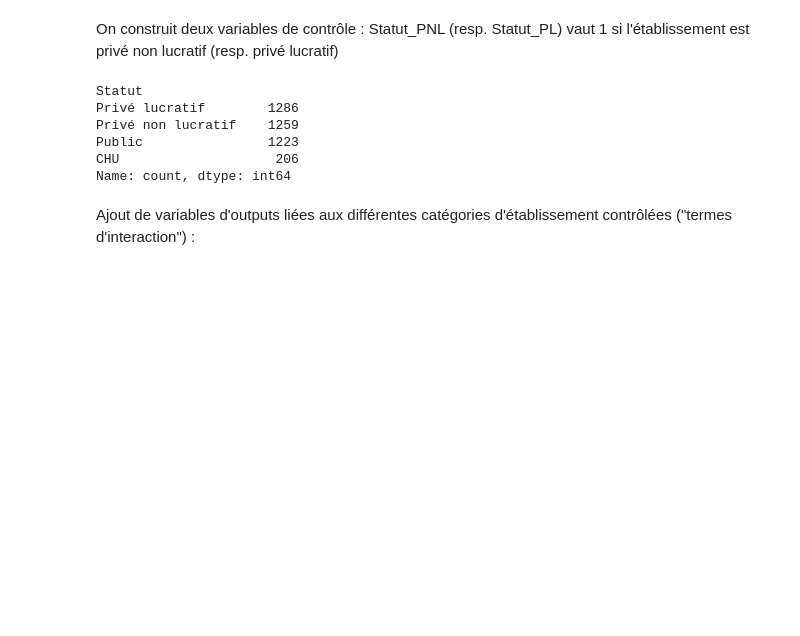
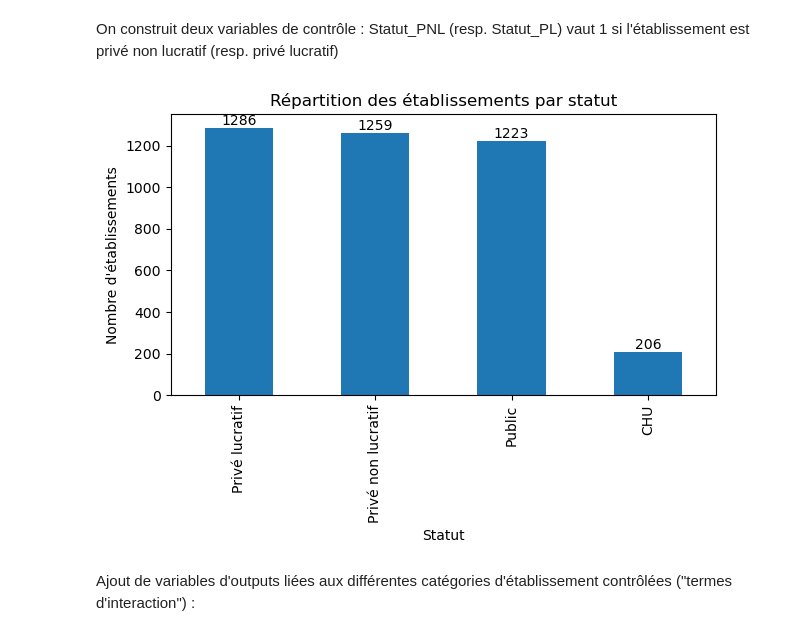
Before and after one commit to Alexandre484/StatApp, a Jupyter notebook: demande_conditionnelle.ipynb, the cells around one changed output. Saved outputs shown, nothing was run; the diff lists cells and outputs as text; code cells hidden in the pictures; blank space fills up the shorter version.

Commit message:
graphes

```diff
--- a/demande_conditionnelle.ipynb
+++ b/demande_conditionnelle.ipynb
@@ -263,14 +272,24 @@ Name: lMED, dtype: float64
 # %% [markdown]
 On construit deux variables de contrôle : Statut_PNL (resp. Statut_PL) vaut 1 si l'établissement est privé non lucratif (resp. privé lucratif)
 # %%
-FINESS["Statut"].value_counts()
+counts = FINESS["Statut"].value_counts()
+ax = counts.plot(kind="bar")
+
+for p in ax.patches:
+    ax.annotate(
+        int(p.get_height()),
+        (p.get_x() + p.get_width() / 2, p.get_height()),
+        ha="center", va="bottom"
+    )
+
+plt.title("Répartition des établissements par statut")
+plt.xlabel("Statut")
+plt.ylabel("Nombre d'établissements")
+
+plt.tight_layout()
+plt.show()
 # %% [output]
-Statut
-Privé lucratif        1286
-Privé non lucratif    1259
-Public                1223
-CHU                    206
-Name: count, dtype: int64
+[figure, added]
 # %%
 dummies = pd.get_dummies(Data["Statut"], prefix="Statut")
 
```
Also changed, not shown: parts of 13 cells of this notebook, 3 other files.
